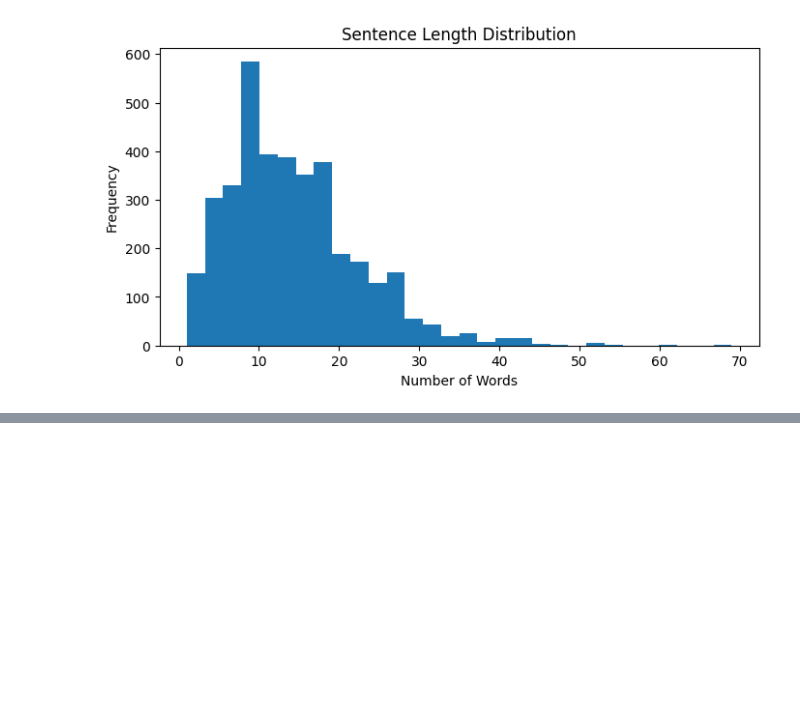
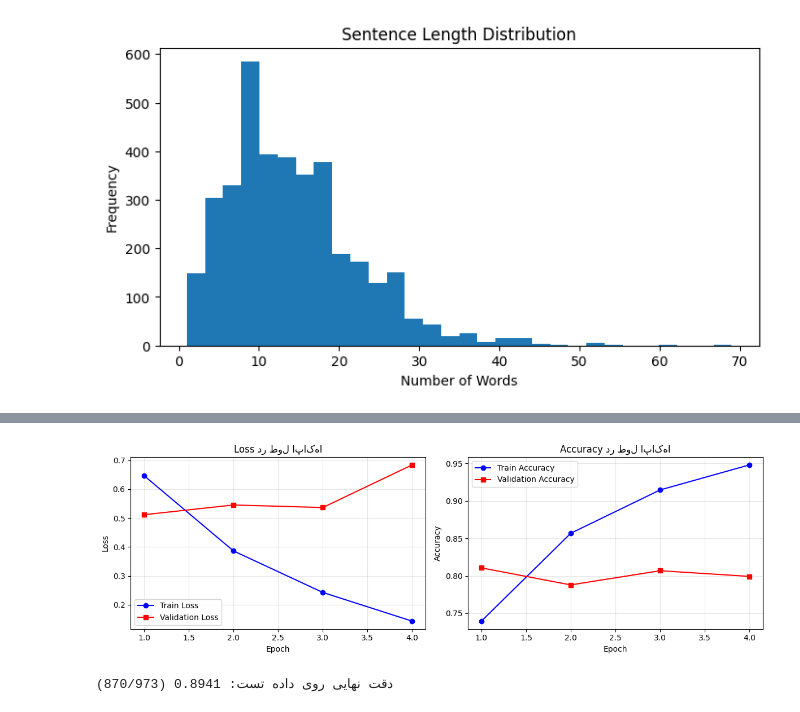
Before and after one commit to Amirmn24/ML_Project_G33, a Jupyter notebook: notebooks/ABSA_ML_G33.ipynb, the cells around one changed output, grey strips where cells are left out. Saved outputs shown, nothing was run; the diff lists cells and outputs as text; code cells hidden in the pictures; blank space fills up the shorter version.

```diff
--- a/notebooks/ABSA_ML_G33.ipynb
+++ b/notebooks/ABSA_ML_G33.ipynb
@@ -235,0 +328,15 @@ for cat in categories:
+# %%
+# مدل زبان پیش‌آموزش‌دیده و لایه کلاسifier ۳ کلاسه (۴۰ نمره)
+# استفاده از BERT-Base یا RoBERTa؛ لایه آخر برای کلاس‌بندی ۳ کلاسه تغییر داده می‌شود.
+
+from transformers import AutoModel, AutoTokenizer, AutoModelForSequenceClassification
+
+MODEL_NAME = "bert-base-uncased"  # یا "roberta-base"
+
+tokenizer = AutoTokenizer.from_pretrained(MODEL_NAME)
+base_model = AutoModelForSequenceClassification.from_pretrained(
+    MODEL_NAME,
+    num_labels=NUM_LABELS
+)
+print(f"مدل بارگذاری شد: {MODEL_NAME}")
+print(f"تعداد کلاس‌های خروجی: {NUM_LABELS}")
@@ -235,0 +501,50 @@ for cat in categories:
+# %%
+# نمودار تغییرات Loss و Accuracy در طول اپاک‌ها (۵ نمره)
+
+import matplotlib.pyplot as plt
+import numpy as np
+
+epochs_range = np.arange(1, EPOCHS + 1)
+
+fig, (ax1, ax2) = plt.subplots(1, 2, figsize=(12, 4))
+
+ax1.plot(epochs_range, history['train_loss'], 'b-o', label='Train Loss', markersize=6)
+ax1.plot(epochs_range, history['val_loss'], 'r-s', label='Validation Loss', markersize=6)
+ax1.set_xlabel('Epoch')
+ax1.set_ylabel('Loss')
+ax1.set_title('Loss در طول اپاک‌ها')
+ax1.legend()
+ax1.grid(True, alpha=0.3)
+
+ax2.plot(epochs_range, history['train_acc'], 'b-o', label='Train Accuracy', markersize=6)
+ax2.plot(epochs_range, history['val_acc'], 'r-s', label='Validation Accuracy', markersize=6)
+ax2.set_xlabel('Epoch')
+ax2.set_ylabel('Accuracy')
+ax2.set_title('Accuracy در طول اپاک‌ها')
+ax2.legend()
+ax2.grid(True, alpha=0.3)
+
+plt.tight_layout()
+plt.show()
+# %% [output]
+[figure, added]
+# %%
+# ارزیابی نهایی روی داده تست
+
+model.eval()
+test_correct = 0
+test_total = 0
+with torch.no_grad():
+    for batch in test_loader:
+        input_ids = batch['input_ids'].to(device)
+        attention_mask = batch['attention_mask'].to(device)
+        labels = batch['labels'].to(device)
+        outputs = model(input_ids=input_ids, attention_mask=attention_mask)
+        preds = outputs.logits.argmax(dim=1)
+        test_correct += (preds == labels).sum().item()
+        test_total += labels.size(0)
+
+test_accuracy = test_correct / test_total
+print(f"دقت نهایی روی داده تست: {test_accuracy:.4f} ({test_correct}/{test_total})")
+# %% [output]
+دقت نهایی روی داده تست: 0.8941 (870/973)
```
Also changed, not shown: parts of 13 cells of this notebook.
